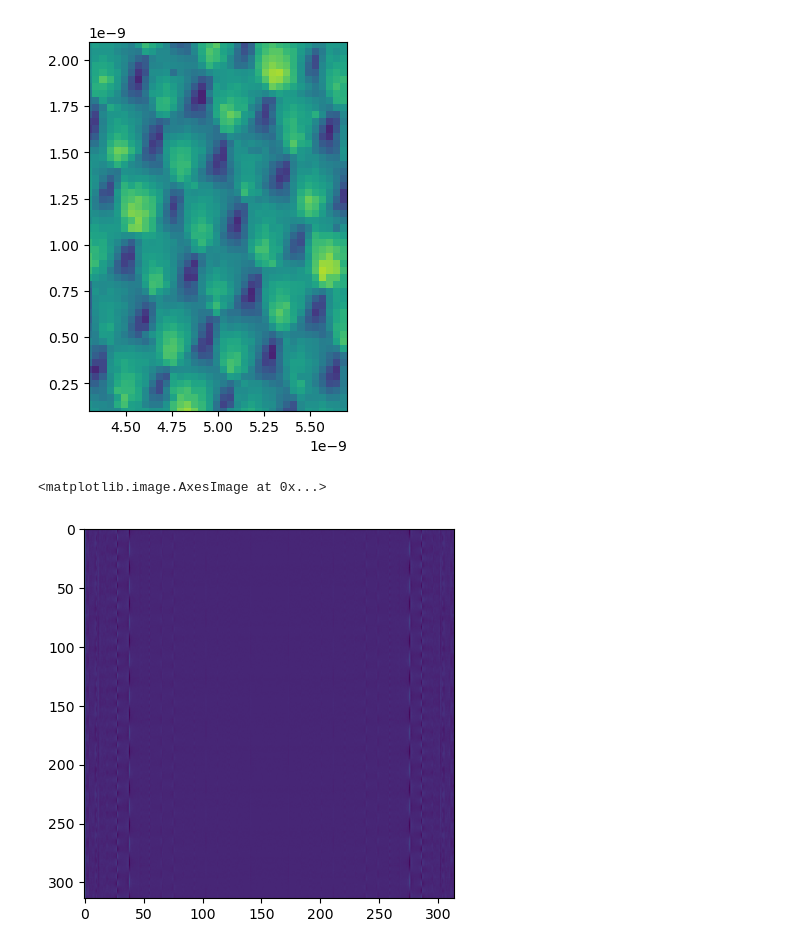
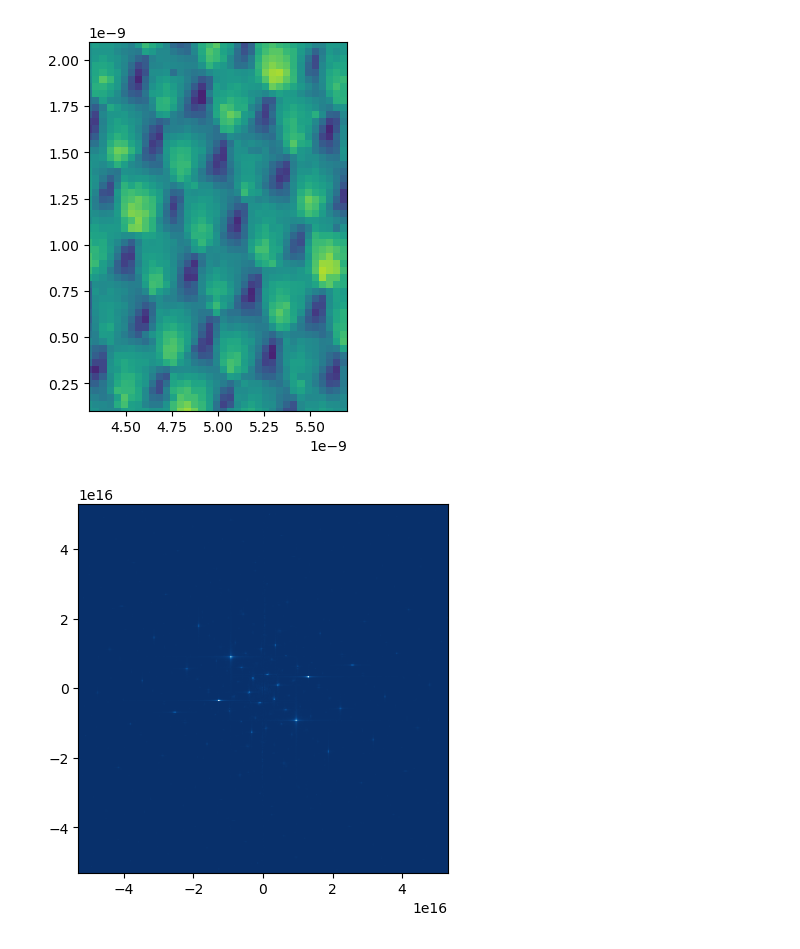
Before and after one commit to mtrain1689/140A-HW6, a Jupyter notebook: code.ipynb, the cells around one changed output. Drawn from its saved outputs; the diff is of its cells as text; code cells hidden in the pictures.

```diff
--- a/code.ipynb
+++ b/code.ipynb
@@ -9,8 +9,9 @@ import scipy
 # PART A
 # %%
 data = np.loadtxt("data/hw6_file.txt")
+data -= np.mean(np.mean(data))
+
 fig = plt.imshow(data, extent = [0, 12e-9, 0, 12e-9])
-
 plt.xlabel("Distance along x axis")
 plt.ylabel("Distance along y axis")
 
@@ -41,8 +42,11 @@ plt.show()
 # %% [output]
 [figure]
 # %%
-recip = scipy.fft.fft(data)
-plt.imshow(recip.real)
+recip = np.fft.fftshift(np.fft.fft2(data))
+
+b = 2 * np.pi / 0.5*10e-9
+k = 0.5 * 255 * 2 * np.pi/(12*10e-9)
+fig = plt.imshow(np.abs(recip), cmap = 'Blues_r', extent = (-k/b, k/b, -k/b, k/b))
+plt.show()
 # %% [output]
-<matplotlib.image.AxesImage at 0x...>
-[figure, old version]
+[figure, new version]
```
